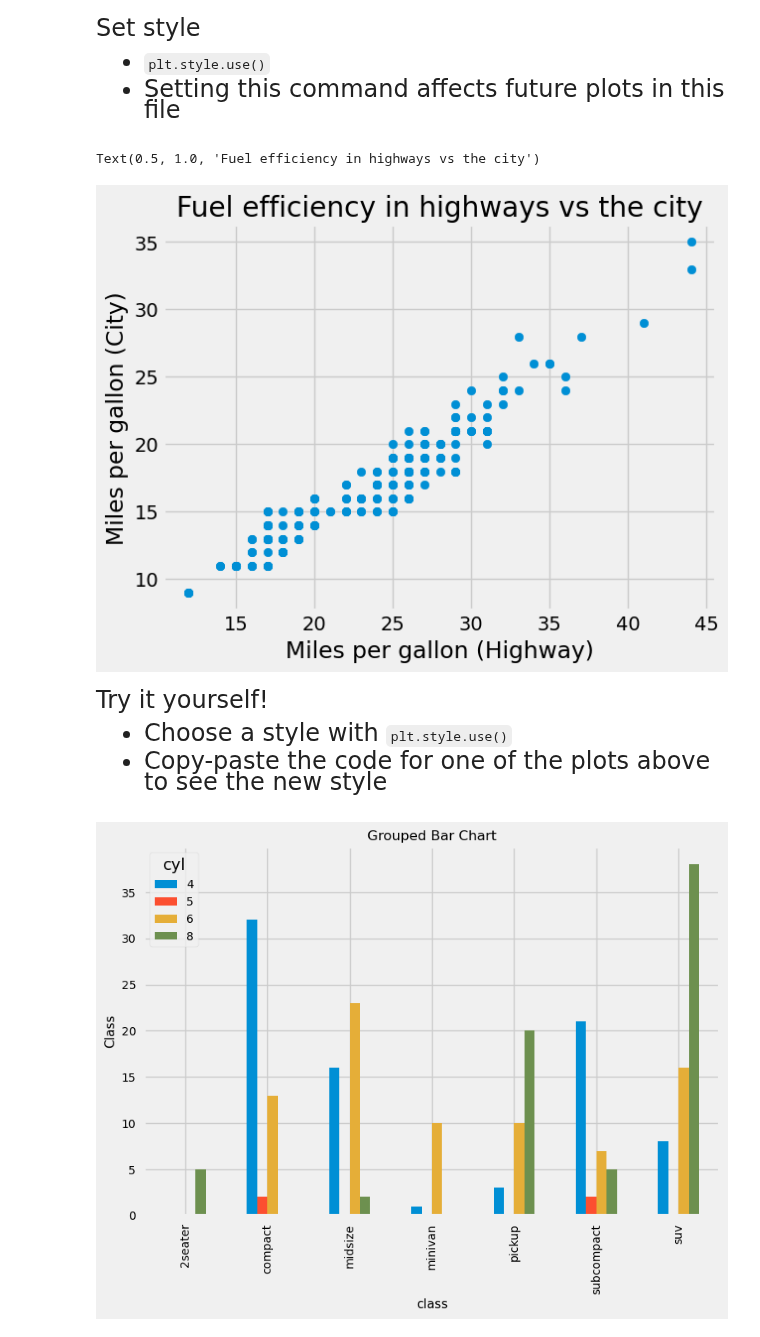
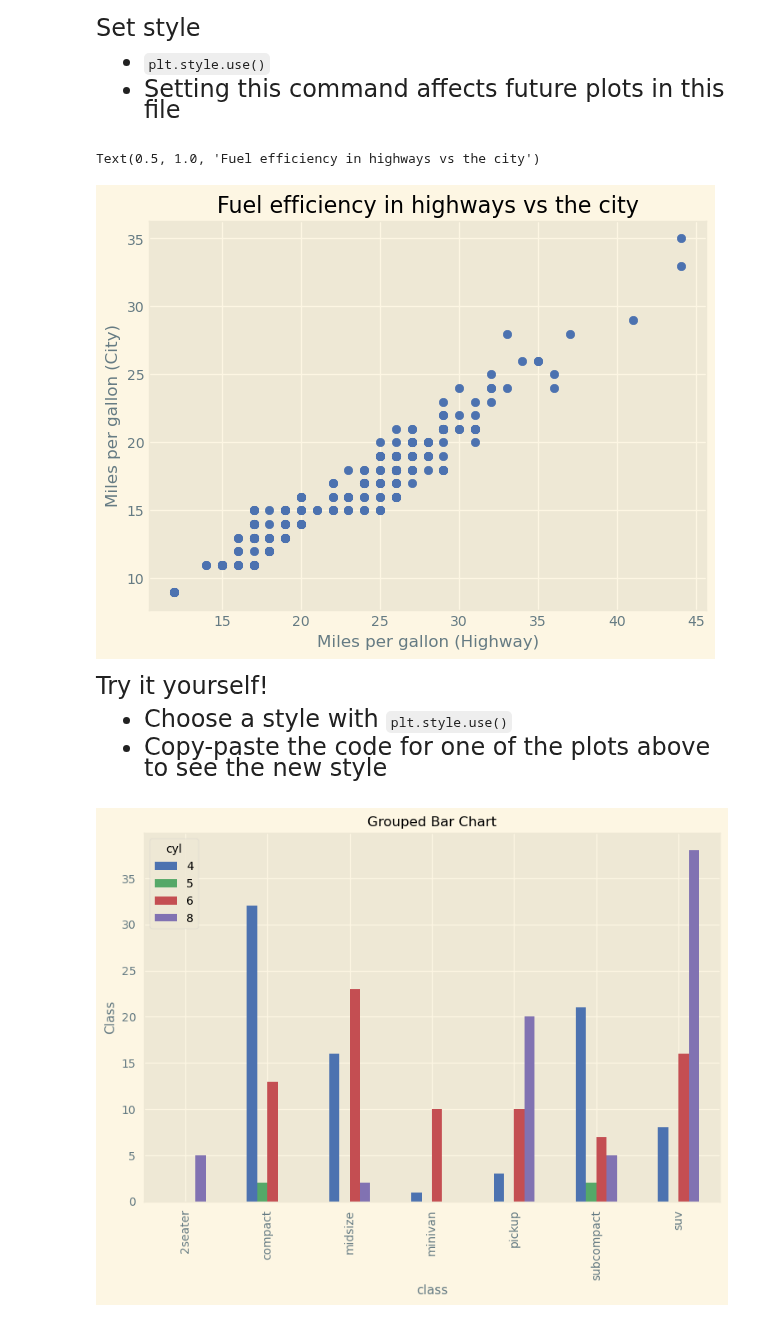
Before and after one commit to amanda-midd/datasci530fall2026, a Jupyter notebook: Lecture 04/Lecture 4b - Visualization.ipynb, the cells around one changed output. Saved outputs shown, nothing was run; the diff lists cells and outputs as text; code cells hidden in the pictures.

```diff
--- a/Lecture 04/Lecture 4b - Visualization.ipynb
+++ b/Lecture 04/Lecture 4b - Visualization.ipynb
@@ -259,7 +259,7 @@ Set style
 # %%
 # Set the style. Can switch back by setting:    plt.style.use('default')
 
-plt.style.use('fivethirtyeight')
+plt.style.use('seaborn-v0_8-deep')
 
 plt.scatter(x = cars["hwy"],y = cars["cty"])
 plt.xlabel("Miles per gallon (Highway)")
@@ -267,7 +267,7 @@ plt.ylabel("Miles per gallon (City)")
 plt.title("Fuel efficiency in highways vs the city")
 # %% [output]
 Text(0.5, 1.0, 'Fuel efficiency in highways vs the city')
-[figure, old version]
+[figure, new version]
 # %% [markdown]
 <font size = "5">
 
@@ -279,12 +279,12 @@ to see the new style
 # %%
 # Write your own code
 
-plt.style.use('seaborn-notebook')
+plt.style.use('seaborn-v0_8-notebook')
 
 grouped_counts_multilevel.unstack("cyl").plot(kind = "bar",stacked = False)
 plt.title("Grouped Bar Chart")
 plt.ylabel("Frequency")
 plt.ylabel("Class")
 plt.show()
 # %% [output]
-[figure, old version]
+[figure, new version]
```
Also changed, not shown: parts of 2 cells of this notebook, 6 other files.
